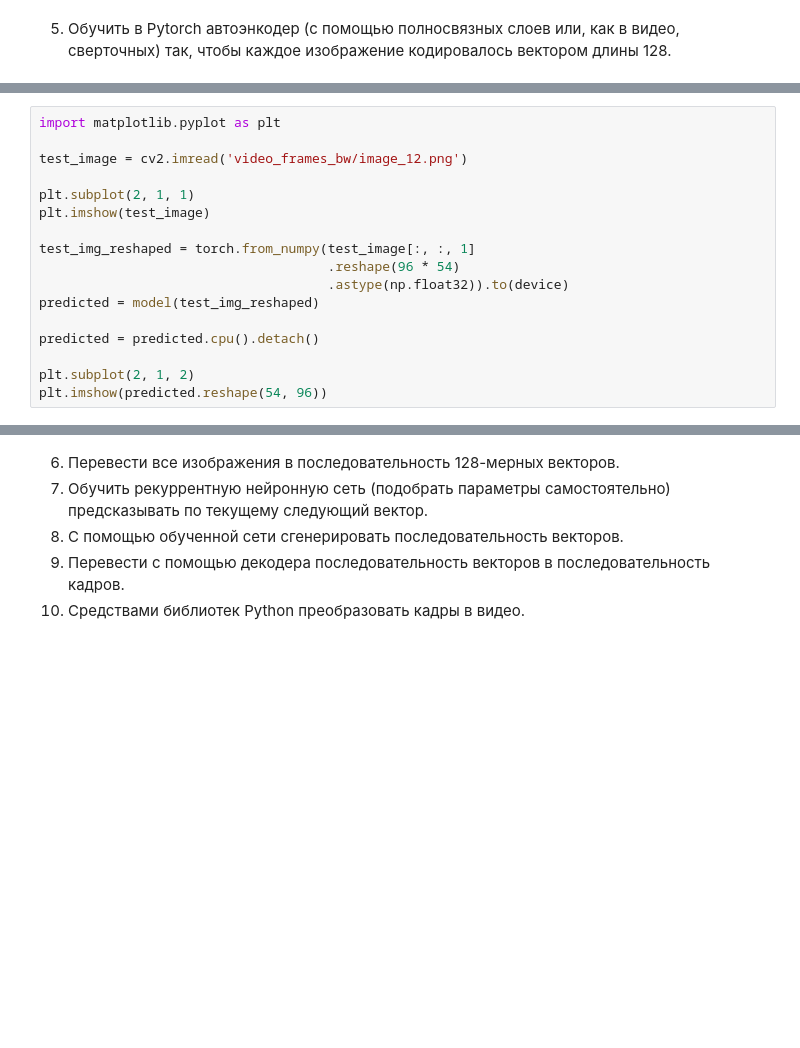
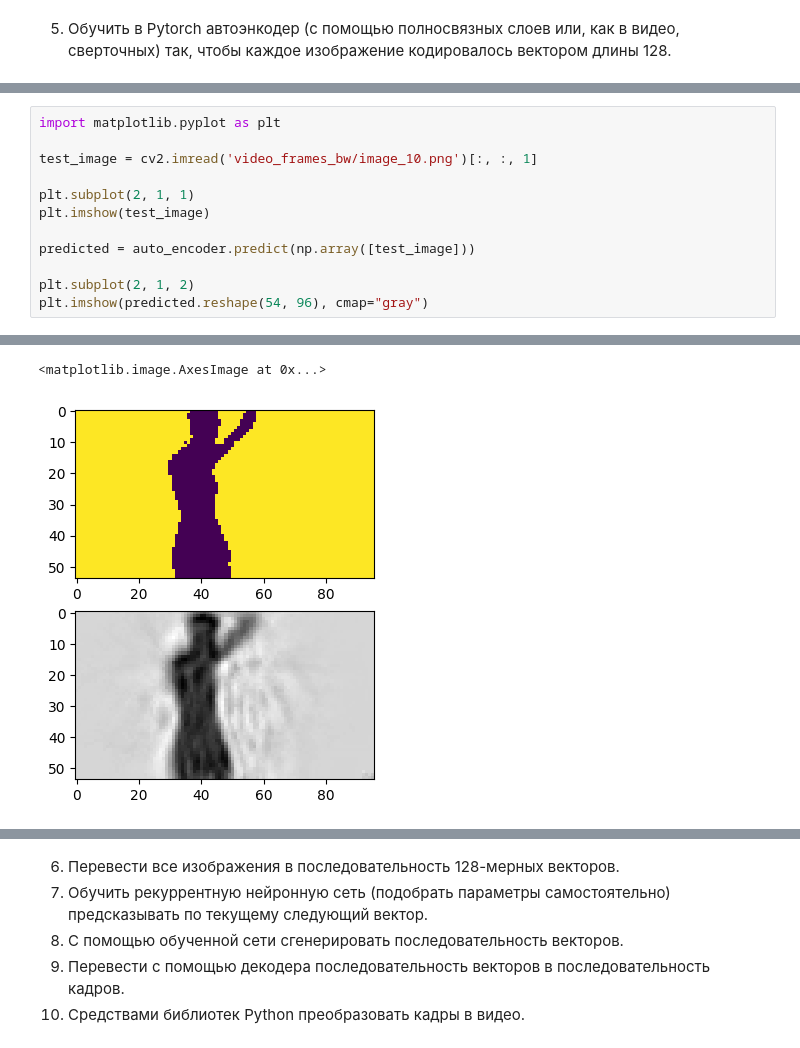
Before and after one commit to ARManakhov/uni_python_setup, a Jupyter notebook: todo/bml_video/BML__2024__video.ipynb, the cells around one changed output, grey strips where cells are left out. Drawn from its saved outputs; the diff is of its cells as text; blank space fills up the shorter version.

```diff
--- a/todo/bml_video/BML__2024__video.ipynb
+++ b/todo/bml_video/BML__2024__video.ipynb
@@ -190,17 +159,13 @@ KeyboardInterrupt:
 # %%
 import matplotlib.pyplot as plt
 
-test_image = cv2.imread('video_frames_bw/image_12.png')
+test_image = cv2.imread('video_frames_bw/image_10.png')[:, :, 1]
 
 plt.subplot(2, 1, 1)
 plt.imshow(test_image)
 
-test_img_reshaped = torch.from_numpy(test_image[:, :, 1]
-                                     .reshape(96 * 54)
-                                     .astype(np.float32)).to(device)
-predicted = model(test_img_reshaped)
-
-predicted = predicted.cpu().detach()
+predicted = auto_encoder.predict(np.array([test_image]))
 
 plt.subplot(2, 1, 2)
-plt.imshow(predicted.reshape(54, 96))
+plt.imshow(predicted.reshape(54, 96), cmap="gray")
+# %% [output]
@@ -207,2 +173,4 @@ plt.imshow(predicted.reshape(54, 96))
+<matplotlib.image.AxesImage at 0x...>
+[figure, added]
 # %%
 image = cv2.imread('video_frames_bw/image_12.png', cv2.COLOR_BGR2GRAY)
```
Also changed, not shown: parts of 8 cells of this notebook, 1 other file.
